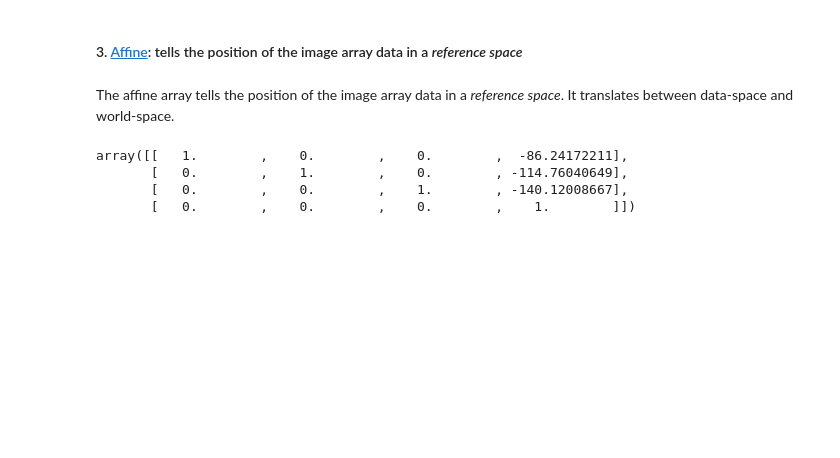
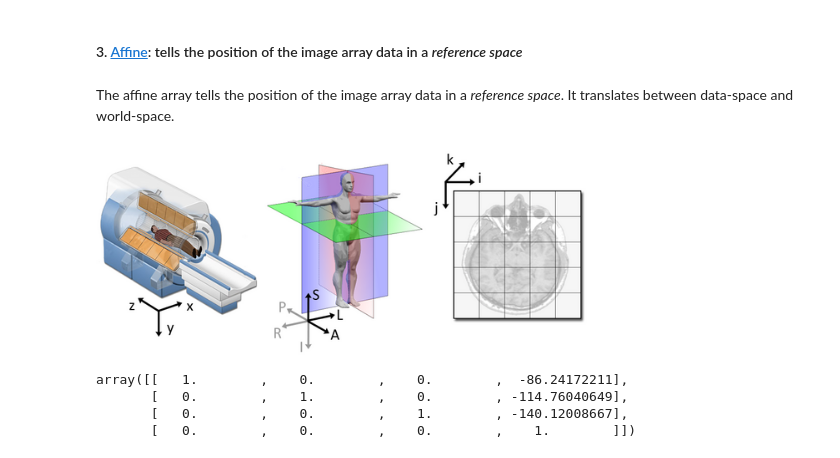
Before and after one commit to carpentries-incubator/SDC-BIDS-fMRI, a Jupyter notebook: bin/01_neuroimaging-fundamentals-and-nibabel_solutions.ipynb, the cells around one changed output. Saved outputs shown, nothing was run; the diff lists cells and outputs as text; code cells hidden in the pictures; blank space fills up the shorter version.

Commit message:
add image

```diff
--- a/bin/01_neuroimaging-fundamentals-and-nibabel_solutions.ipynb
+++ b/bin/01_neuroimaging-fundamentals-and-nibabel_solutions.ipynb
@@ -172,6 +172,13 @@ Tariq, Humera & Burney, S.M.Aqil. (2014). Brain MRI literature review for interd
 #### 3. [Affine](http://nipy.org/nibabel/coordinate_systems.html): tells the position of the image array data in a *reference space*
 # %% [markdown]
 The affine array tells the position of the image array data in a *reference space*. It translates between data-space and world-space.
+# %%
+# from IPython.display import Image
+Image("../static/images/coordinate_systems.png", width=500)
+
+#Sourced from: https://www.slicer.org/wiki/Coordinate_systems
+# %% [output]
+[figure, added]
 # %%
 t1_affine = t1_img.affine
 t1_affine
```
Also changed, not shown: parts of 1 cell of this notebook, 3 other files.
